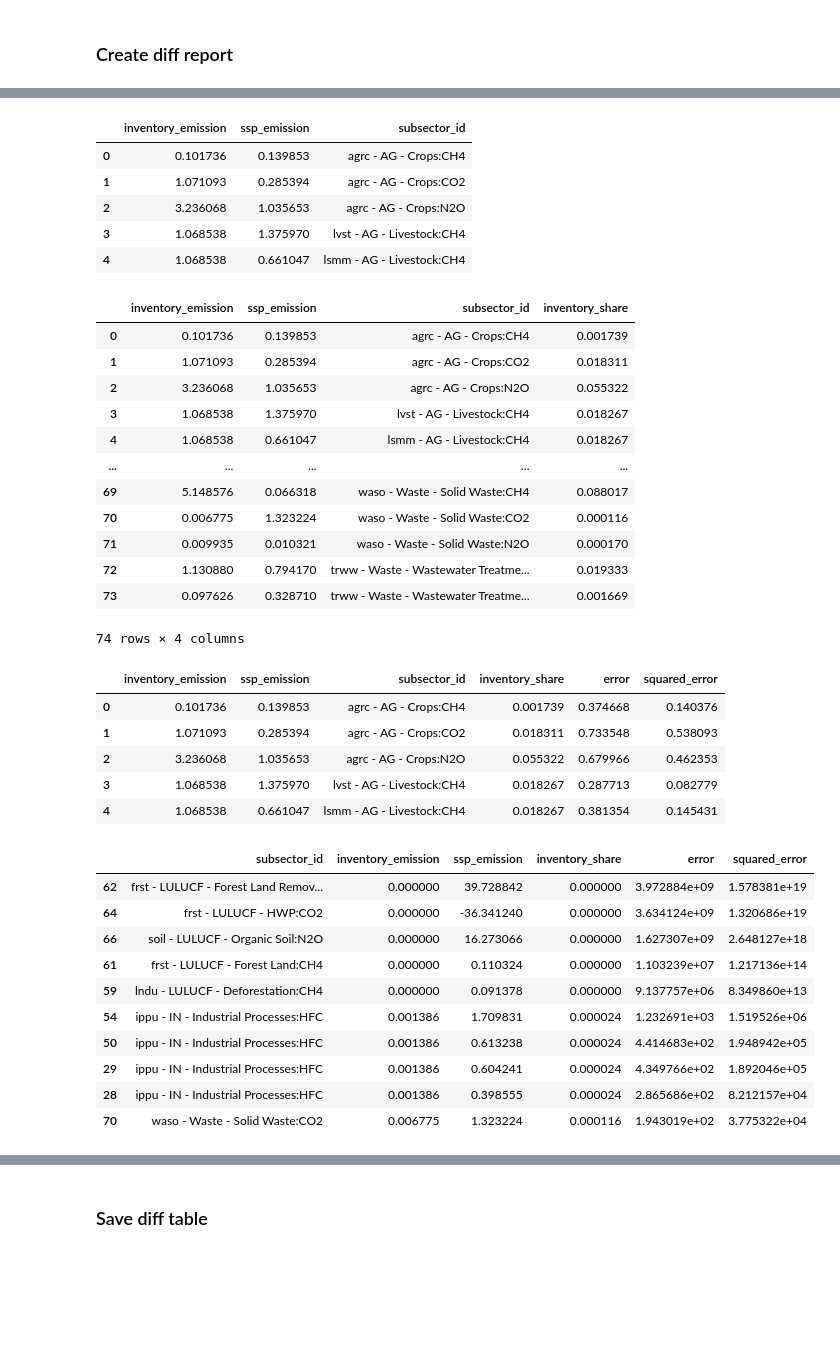
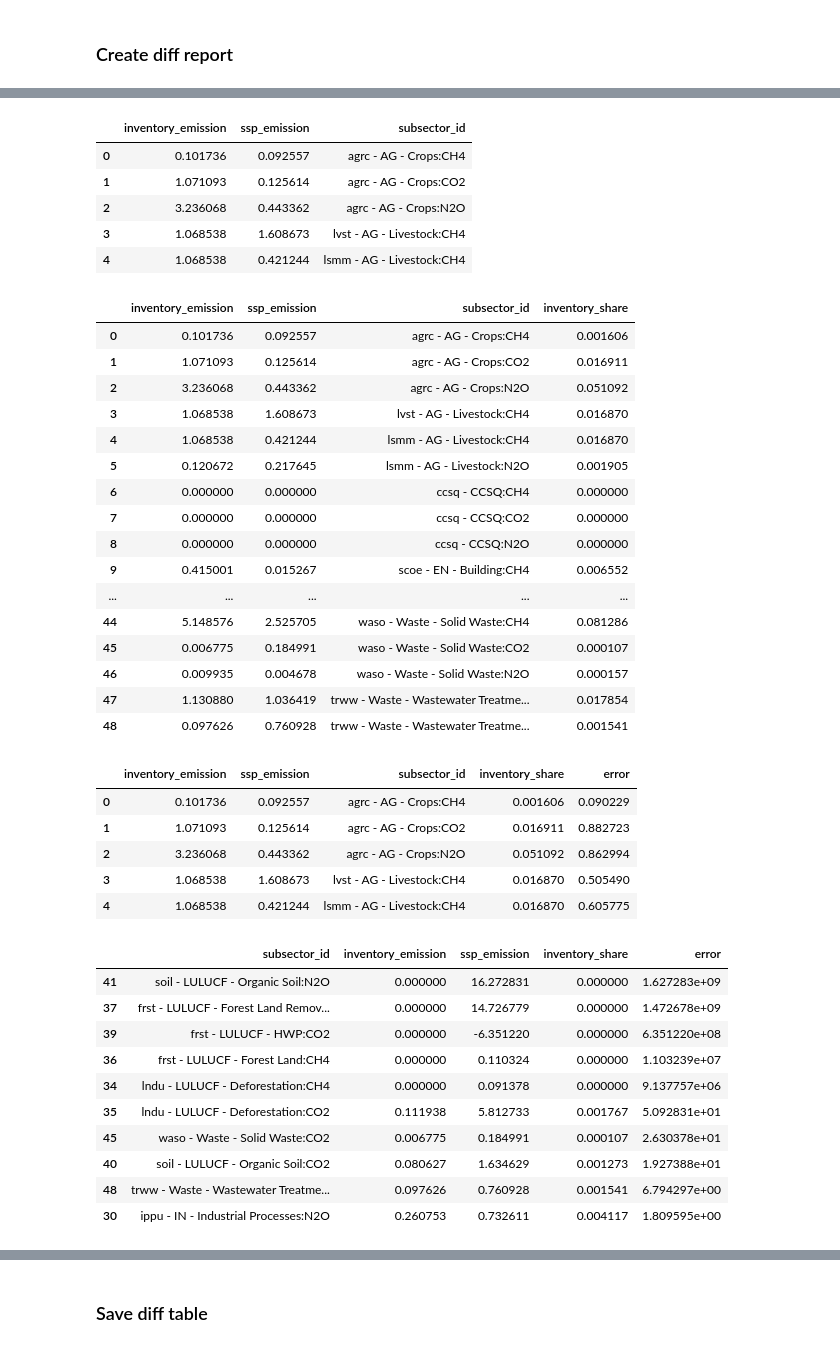
Before and after one commit to sisepuede-framework/ssp_bulgaria, a Jupyter notebook: ssp_modeling/output_postprocessing/create_inventory_diff_report.ipynb, the cells around one changed output, grey strips where cells are left out. Saved outputs shown, nothing was run; the diff lists cells and outputs as text; code cells hidden in the pictures; blank space fills up the shorter version.

Commit message:
update inventory files to fix ippu and forest removals and forest sequestration fields

```diff
--- a/ssp_modeling/output_postprocessing/create_diff_table.ipynb
+++ b/ssp_modeling/output_postprocessing/create_inventory_diff_report.ipynb
@@ -10,7 +14,7 @@ CW_DATA_DIR_PATH = os.path.join(OUTPUT_POSTPROCESSING_DIR_PATH, "data")
 # %%
 ISO3 = "BGR"
 REGION_NAME = "bulgaria"
-RUN_DIR_PATH = os.path.join(SSP_OUTPUT_DIR_PATH, "sisepuede_results_sisepuede_run_2025-10-03T11;35;32.757306")
+RUN_DIR_PATH = os.path.join(SSP_OUTPUT_DIR_PATH, "sisepuede_results_sisepuede_run_2025-11-25T13;06;32.189421")
 # %% [markdown]
 ### Load emission targets and ssp outputs dfs
 # %%
@@ -27,7 +31,7 @@ emission_targets_df.head()
 # %%
 # Load output data
 ssp_output_df = pd.read_csv(os.path.join(RUN_DIR_PATH,
-                                         "sisepuede_results_sisepuede_run_2025-10-03T11;35;32.757306_WIDE_INPUTS_OUTPUTS.csv"))
+                                         "sisepuede_results_sisepuede_run_2025-11-25T13;06;32.189421_WIDE_INPUTS_OUTPUTS.csv"))
 ssp_output_df.head()
 # %% [output]
 |  | primary_id | region | time_period | area_agrc_crops_bevs_and_spices | area_agrc_crops_cereals | area_agrc_crops_fibers | ... |
@@ -193,68 +197,70 @@ diff_report_df = diff_report_df.rename(columns={ISO3: "inventory_emission"})
 diff_report_df.head()
 # %% [output]
 |  | inventory_emission | ssp_emission | subsector_id |
-| 0 | 0.101736 | 0.139853 | agrc - AG - Crops:CH4 |
-| 1 | 1.071093 | 0.285394 | agrc - AG - Crops:CO2 |
-| 2 | 3.236068 | 1.035653 | agrc - AG - Crops:N2O |
-| 3 | 1.068538 | 1.375970 | lvst - AG - Livestock:CH4 |
-| 4 | 1.068538 | 0.661047 | lsmm - AG - Livestock:CH4 |
+| 0 | 0.101736 | 0.092557 | agrc - AG - Crops:CH4 |
+| 1 | 1.071093 | 0.125614 | agrc - AG - Crops:CO2 |
+| 2 | 3.236068 | 0.443362 | agrc - AG - Crops:N2O |
+| 3 | 1.068538 | 1.608673 | lvst - AG - Livestock:CH4 |
+| 4 | 1.068538 | 0.421244 | lsmm - AG - Livestock:CH4 |
 # %%
 # Create inventory_share column
 diff_report_df["inventory_share"] = diff_report_df["inventory_emission"] / diff_report_df["inventory_emission"].sum()
 diff_report_df
 # %% [output]
 |  | inventory_emission | ssp_emission | subsector_id | inventory_share |
-| 0 | 0.101736 | 0.139853 | agrc - AG - Crops:CH4 | 0.001739 |
-| 1 | 1.071093 | 0.285394 | agrc - AG - Crops:CO2 | 0.018311 |
-| 2 | 3.236068 | 1.035653 | agrc - AG - Crops:N2O | 0.055322 |
-| 3 | 1.068538 | 1.375970 | lvst - AG - Livestock:CH4 | 0.018267 |
-| 4 | 1.068538 | 0.661047 | lsmm - AG - Livestock:CH4 | 0.018267 |
+| 0 | 0.101736 | 0.092557 | agrc - AG - Crops:CH4 | 0.001606 |
+| 1 | 1.071093 | 0.125614 | agrc - AG - Crops:CO2 | 0.016911 |
+| 2 | 3.236068 | 0.443362 | agrc - AG - Crops:N2O | 0.051092 |
+| 3 | 1.068538 | 1.608673 | lvst - AG - Livestock:CH4 | 0.016870 |
+| 4 | 1.068538 | 0.421244 | lsmm - AG - Livestock:CH4 | 0.016870 |
+| 5 | 0.120672 | 0.217645 | lsmm - AG - Livestock:N2O | 0.001905 |
+| 6 | 0.000000 | 0.000000 | ccsq - CCSQ:CH4 | 0.000000 |
+| 7 | 0.000000 | 0.000000 | ccsq - CCSQ:CO2 | 0.000000 |
+| 8 | 0.000000 | 0.000000 | ccsq - CCSQ:N2O | 0.000000 |
+| 9 | 0.415001 | 0.015267 | scoe - EN - Building:CH4 | 0.006552 |
 | ... | ... | ... | ... | ... |
-| 69 | 5.148576 | 0.066318 | waso - Waste - Solid Waste:CH4 | 0.088017 |
-| 70 | 0.006775 | 1.323224 | waso - Waste - Solid Waste:CO2 | 0.000116 |
-| 71 | 0.009935 | 0.010321 | waso - Waste - Solid Waste:N2O | 0.000170 |
-| 72 | 1.130880 | 0.794170 | trww - Waste - Wastewater Treatme... | 0.019333 |
-| 73 | 0.097626 | 0.328710 | trww - Waste - Wastewater Treatme... | 0.001669 |
+| 44 | 5.148576 | 2.525705 | waso - Waste - Solid Waste:CH4 | 0.081286 |
+| 45 | 0.006775 | 0.184991 | waso - Waste - Solid Waste:CO2 | 0.000107 |
+| 46 | 0.009935 | 0.004678 | waso - Waste - Solid Waste:N2O | 0.000157 |
+| 47 | 1.130880 | 1.036419 | trww - Waste - Wastewater Treatme... | 0.017854 |
+| 48 | 0.097626 | 0.760928 | trww - Waste - Wastewater Treatme... | 0.001541 |
-74 rows × 4 columns
 # %%
 # Calculate error column, avoid division by zero by adding a small constant to the denominator
 epsilon = 1e-8
 diff_report_df["error"] = (diff_report_df["ssp_emission"] - diff_report_df["inventory_emission"]).abs() / (diff_report_df["inventory_emission"] + epsilon)
-diff_report_df["squared_error"] = (diff_report_df["error"] ** 2)
 diff_report_df.head()
 # %% [output]
-|  | inventory_emission | ssp_emission | subsector_id | inventory_share | error | squared_error |
-| 0 | 0.101736 | 0.139853 | agrc - AG - Crops:CH4 | 0.001739 | 0.374668 | 0.140376 |
-| 1 | 1.071093 | 0.285394 | agrc - AG - Crops:CO2 | 0.018311 | 0.733548 | 0.538093 |
-| 2 | 3.236068 | 1.035653 | agrc - AG - Crops:N2O | 0.055322 | 0.679966 | 0.462353 |
-| 3 | 1.068538 | 1.375970 | lvst - AG - Livestock:CH4 | 0.018267 | 0.287713 | 0.082779 |
-| 4 | 1.068538 | 0.661047 | lsmm - AG - Livestock:CH4 | 0.018267 | 0.381354 | 0.145431 |
+|  | inventory_emission | ssp_emission | subsector_id | inventory_share | error |
+| 0 | 0.101736 | 0.092557 | agrc - AG - Crops:CH4 | 0.001606 | 0.090229 |
+| 1 | 1.071093 | 0.125614 | agrc - AG - Crops:CO2 | 0.016911 | 0.882723 |
+| 2 | 3.236068 | 0.443362 | agrc - AG - Crops:N2O | 0.051092 | 0.862994 |
+| 3 | 1.068538 | 1.608673 | lvst - AG - Livestock:CH4 | 0.016870 | 0.505490 |
+| 4 | 1.068538 | 0.421244 | lsmm - AG - Livestock:CH4 | 0.016870 | 0.605775 |
 # %%
 # Set subsector_id at the beginning of the df
 diff_report_df = diff_report_df[[
     "subsector_id",
     "inventory_emission",
     "ssp_emission",
     "inventory_share",
-    "error",
-    "squared_error"
+    "error"
 ]]
 
 # sort by squared_error descending
-diff_report_df = diff_report_df.sort_values(by="squared_error", ascending=False)
+diff_report_df = diff_report_df.sort_values(by="error", ascending=False)
 diff_report_df.head(10)
 # %% [output]
-|  | subsector_id | inventory_emission | ssp_emission | inventory_share | error | squared_error |
-| 62 | frst - LULUCF - Forest Land Remov... | 0.000000 | 39.728842 | 0.000000 | 3.972884e+09 | 1.578381e+19 |
-| 64 | frst - LULUCF - HWP:CO2 | 0.000000 | -36.341240 | 0.000000 | 3.634124e+09 | 1.320686e+19 |
-| 66 | soil - LULUCF - Organic Soil:N2O | 0.000000 | 16.273066 | 0.000000 | 1.627307e+09 | 2.648127e+18 |
-| 61 | frst - LULUCF - Forest Land:CH4 | 0.000000 | 0.110324 | 0.000000 | 1.103239e+07 | 1.217136e+14 |
-| 59 | lndu - LULUCF - Deforestation:CH4 | 0.000000 | 0.091378 | 0.000000 | 9.137757e+06 | 8.349860e+13 |
-| 54 | ippu - IN - Industrial Processes:HFC | 0.001386 | 1.709831 | 0.000024 | 1.232691e+03 | 1.519526e+06 |
-| 50 | ippu - IN - Industrial Processes:HFC | 0.001386 | 0.613238 | 0.000024 | 4.414683e+02 | 1.948942e+05 |
-| 29 | ippu - IN - Industrial Processes:HFC | 0.001386 | 0.604241 | 0.000024 | 4.349766e+02 | 1.892046e+05 |
-| 28 | ippu - IN - Industrial Processes:HFC | 0.001386 | 0.398555 | 0.000024 | 2.865686e+02 | 8.212157e+04 |
-| 70 | waso - Waste - Solid Waste:CO2 | 0.006775 | 1.323224 | 0.000116 | 1.943019e+02 | 3.775322e+04 |
+|  | subsector_id | inventory_emission | ssp_emission | inventory_share | error |
+| 41 | soil - LULUCF - Organic Soil:N2O | 0.000000 | 16.272831 | 0.000000 | 1.627283e+09 |
+| 37 | frst - LULUCF - Forest Land Remov... | 0.000000 | 14.726779 | 0.000000 | 1.472678e+09 |
+| 39 | frst - LULUCF - HWP:CO2 | 0.000000 | -6.351220 | 0.000000 | 6.351220e+08 |
+| 36 | frst - LULUCF - Forest Land:CH4 | 0.000000 | 0.110324 | 0.000000 | 1.103239e+07 |
+| 34 | lndu - LULUCF - Deforestation:CH4 | 0.000000 | 0.091378 | 0.000000 | 9.137757e+06 |
+| 35 | lndu - LULUCF - Deforestation:CO2 | 0.111938 | 5.812733 | 0.001767 | 5.092831e+01 |
+| 45 | waso - Waste - Solid Waste:CO2 | 0.006775 | 0.184991 | 0.000107 | 2.630378e+01 |
+| 40 | soil - LULUCF - Organic Soil:CO2 | 0.080627 | 1.634629 | 0.001273 | 1.927388e+01 |
+| 48 | trww - Waste - Wastewater Treatme... | 0.097626 | 0.760928 | 0.001541 | 6.794297e+00 |
+| 30 | ippu - IN - Industrial Processes:N2O | 0.260753 | 0.732611 | 0.004117 | 1.809595e+00 |
 # %%
 diff_report_df.tail(40)
 # %% [output]
```
Also changed, not shown: parts of 7 cells of this notebook, 2 other files.
